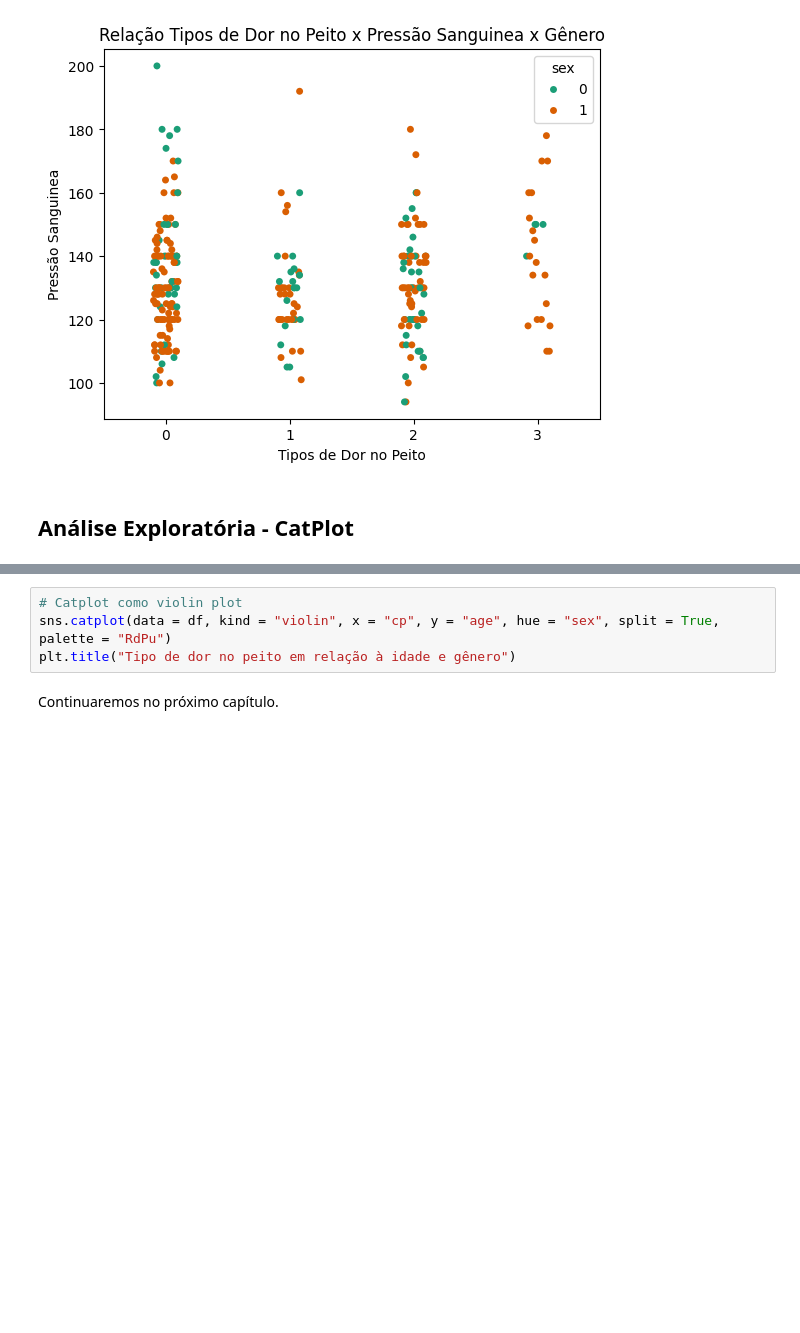
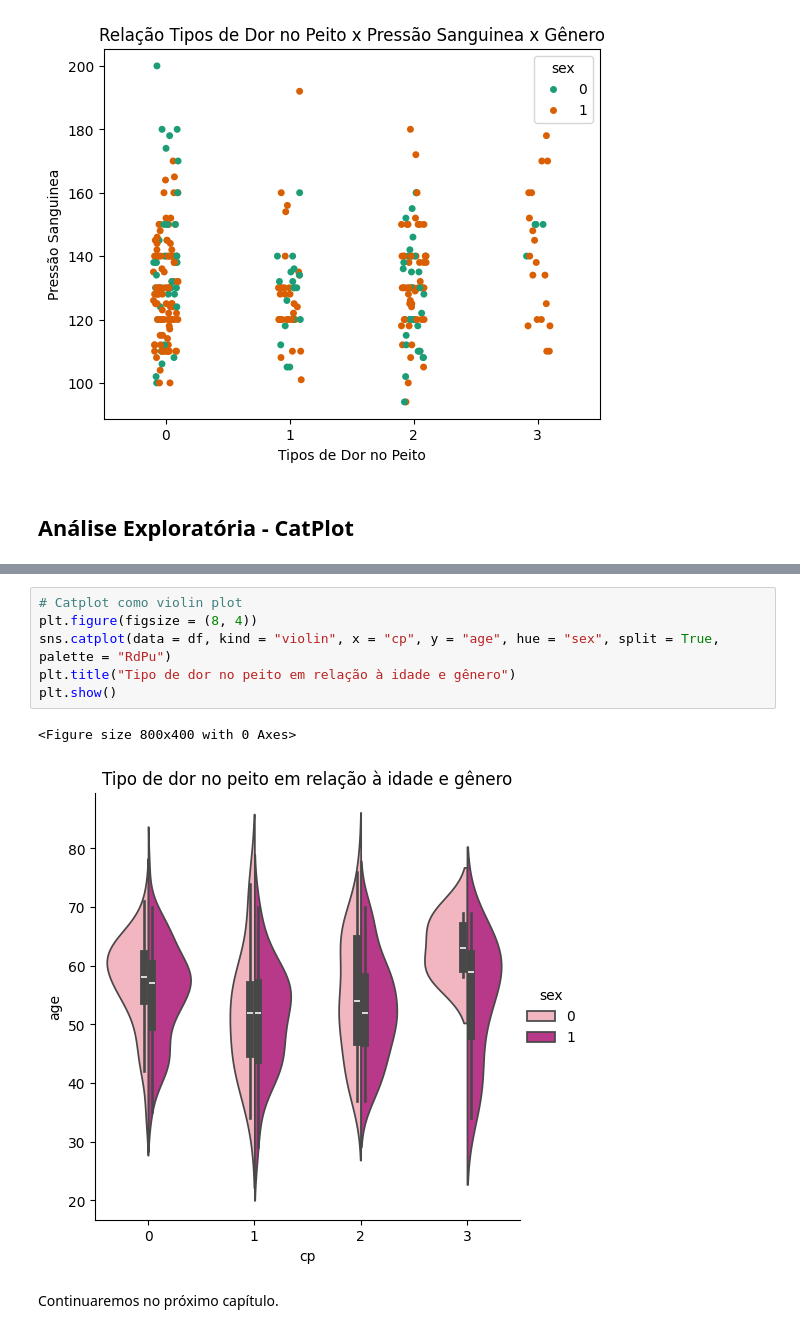
Before and after one commit to prisciladalepiane/machine-learning, a Jupyter notebook: 03-bio/01-doecas-cardiacas/Principal.ipynb, the cells around one changed output, grey strips where cells are left out. Drawn from its saved outputs; the diff is of its cells as text; blank space fills up the shorter version.

```diff
--- a/03-bio/01-doecas-cardiacas/Principal.ipynb
+++ b/03-bio/01-doecas-cardiacas/Principal.ipynb
@@ -398,7 +412,12 @@ NameError: name 'df_dsa' is not defined
 # %%
 # Catplot como violin plot
+plt.figure(figsize = (8, 4))
 sns.catplot(data = df, kind = "violin", x = "cp", y = "age", hue = "sex", split = True, palette = "RdPu")
 plt.title("Tipo de dor no peito em relação à idade e gênero")
+plt.show()
+# %% [output]
+<Figure size 800x400 with 0 Axes>
+[figure, added]
 # %% [markdown]
 Continuaremos no próximo capítulo.
 # %% [markdown]
```
Also changed, not shown: parts of 8 cells of this notebook.
